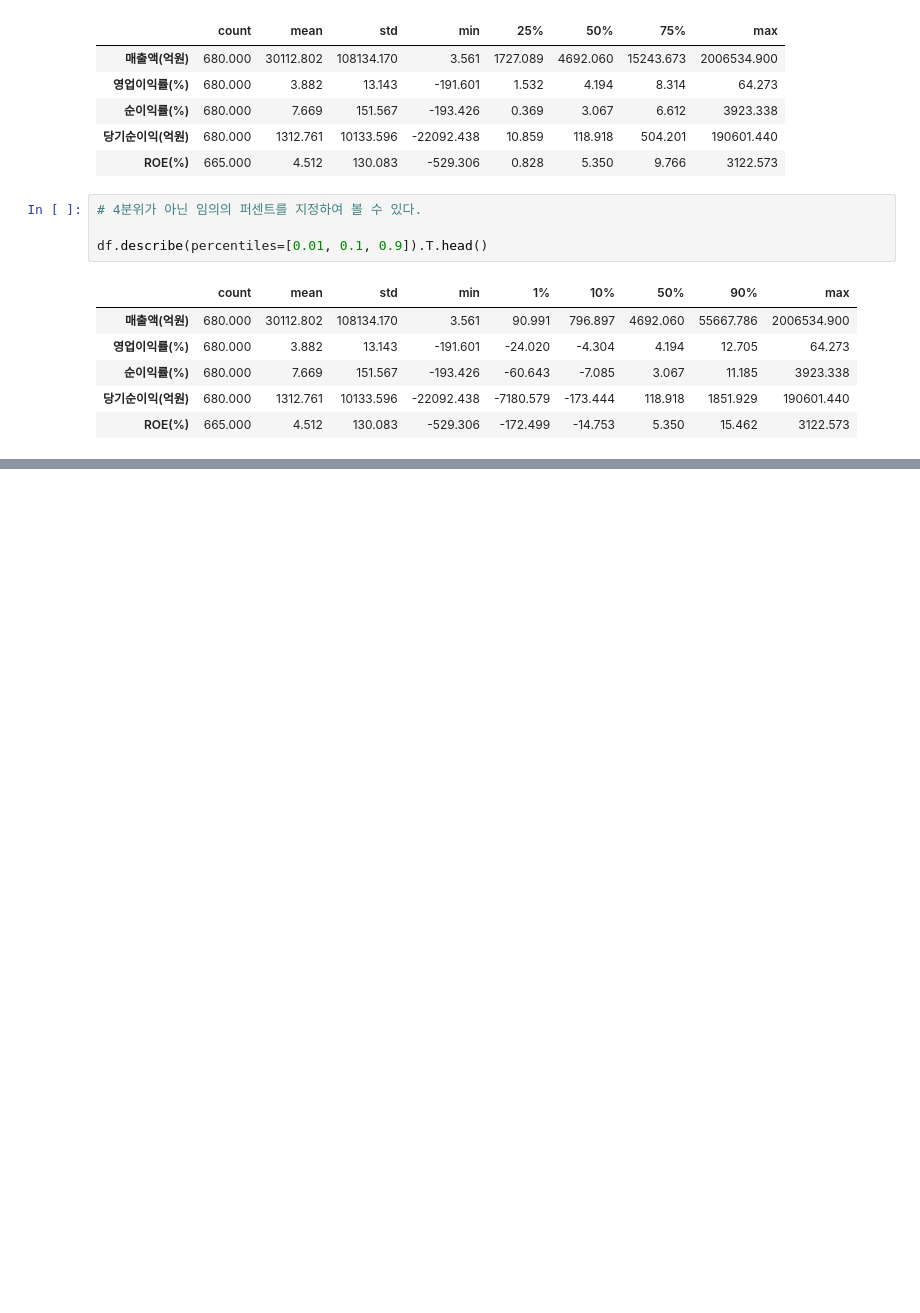
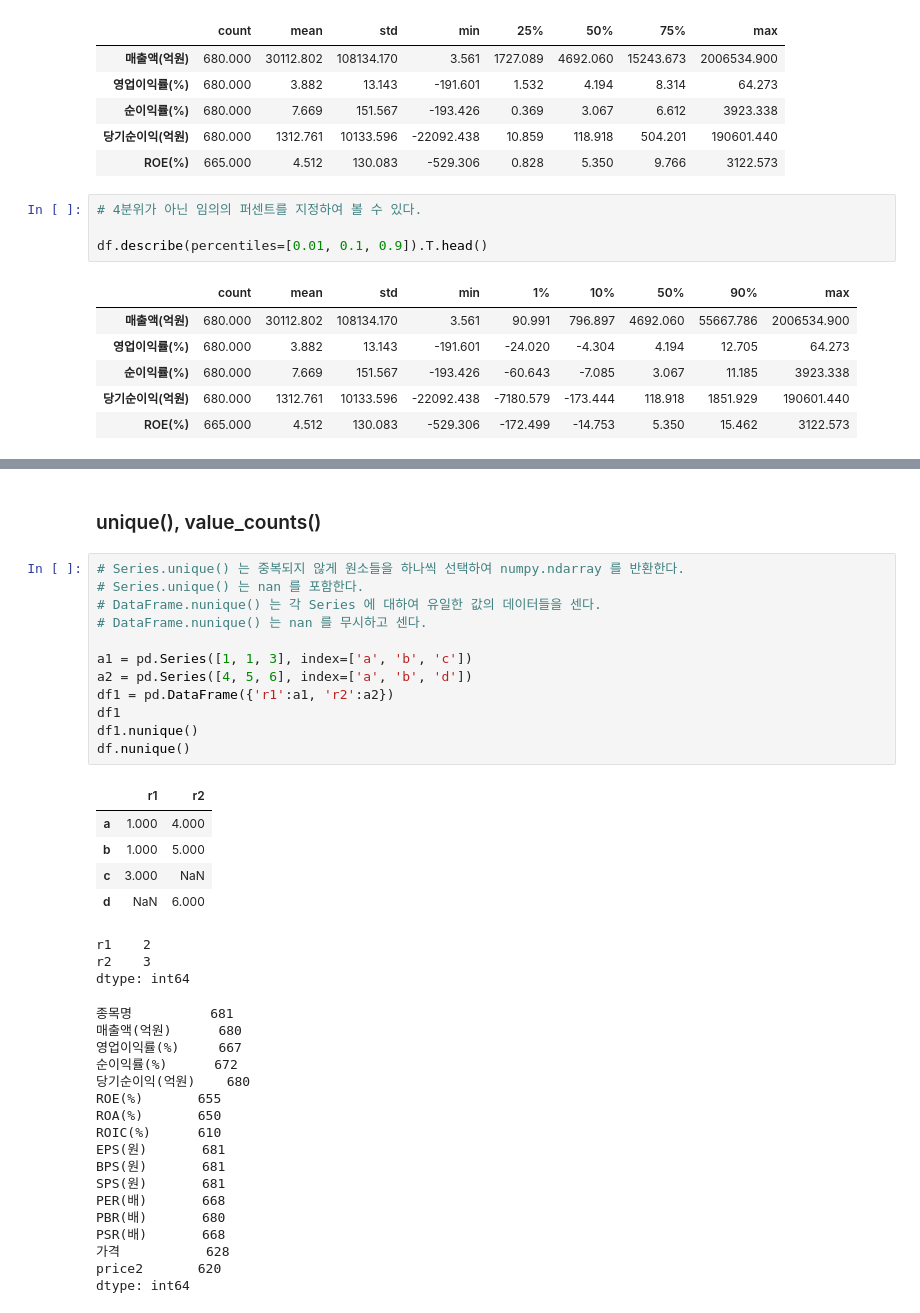
Before and after one commit to likejunil/python, a Jupyter notebook: 01.quant/lesson_04.ipynb, the cells around one changed output, grey strips where cells are left out. Saved outputs shown, nothing was run; the diff lists cells and outputs as text; blank space fills up the shorter version.

```diff
--- a/lesson_04.ipynb
+++ b/01.quant/lesson_04.ipynb
@@ -140,0 +153,40 @@ df.describe(percentiles=[0.01, 0.1, 0.9]).T.head()
+# %% [markdown]
+### unique(), value_counts()
+# %%
+# Series.unique() 는 중복되지 않게 원소들을 하나씩 선택하여 numpy.ndarray 를 반환한다.
+# Series.unique() 는 nan 를 포함한다.
+# DataFrame.nunique() 는 각 Series 에 대하여 유일한 값의 데이터들을 센다.
+# DataFrame.nunique() 는 nan 를 무시하고 센다.
+
+a1 = pd.Series([1, 1, 3], index=['a', 'b', 'c'])
+a2 = pd.Series([4, 5, 6], index=['a', 'b', 'd'])
+df1 = pd.DataFrame({'r1':a1, 'r2':a2})
+df1
+df1.nunique()
+df.nunique()
+# %% [output]
+|  | r1 | r2 |
+| a | 1.000 | 4.000 |
+| b | 1.000 | 5.000 |
+| c | 3.000 | NaN |
+| d | NaN | 6.000 |
+r1    2
+r2    3
+dtype: int64
+종목명          681
+매출액(억원)      680
+영업이익률(%)     667
+순이익률(%)      672
+당기순이익(억원)    680
+ROE(%)       655
+ROA(%)       650
+ROIC(%)      610
+EPS(원)       681
+BPS(원)       681
+SPS(원)       681
+PER(배)       668
+PBR(배)       680
+PSR(배)       668
+가격           628
+price2       620
+dtype: int64
```
Also changed, not shown: parts of 2 cells of this notebook, 7 other files.
